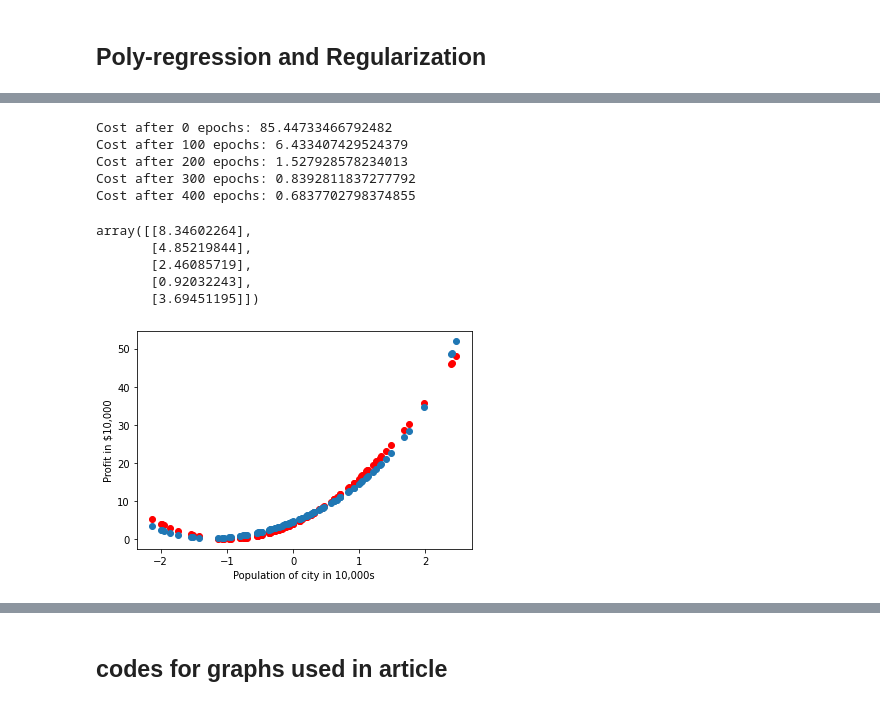
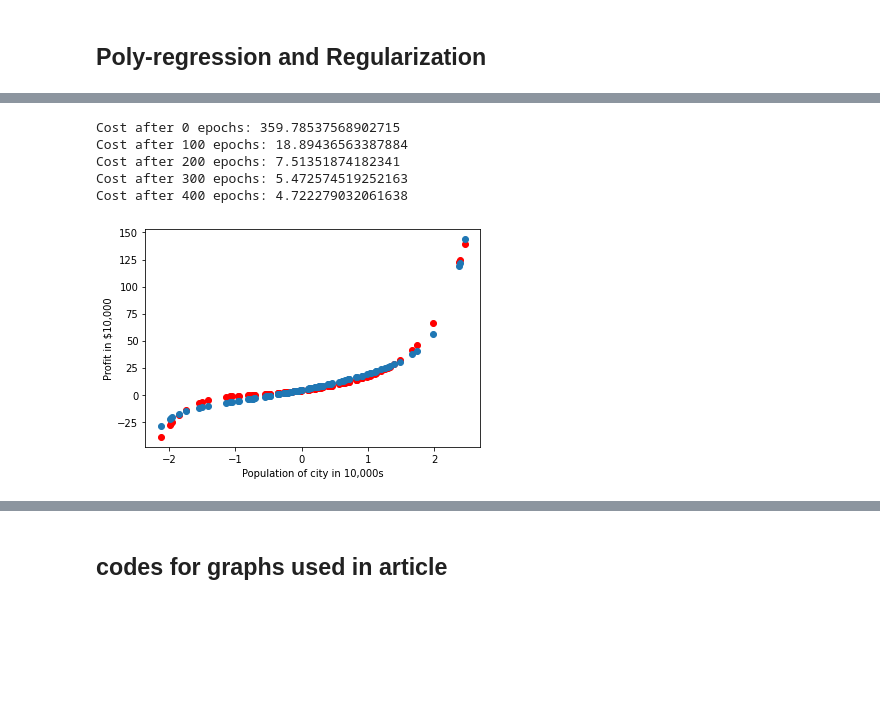
Before and after one commit to SwayamInSync/demystifying_machine_learning, a Jupyter notebook: linear_regression_gradient_descent/notebook.ipynb, the cells around one changed output, grey strips where cells are left out. Cells and saved outputs as stored; diff of their text form; code cells hidden in the pictures; blank space fills up the shorter version.

```diff
--- a/linear_regression_gradient_descent/notebook.ipynb
+++ b/linear_regression_gradient_descent/notebook.ipynb
@@ -374,20 +461,13 @@ x_ = np.concatenate([x1,x2,x3,x4], axis=1)
 # %%
-params4 = model4.fit(x=x_, y=y_, learning_rate=0.01 ,epochs=500, verbose=100, lambda_=0)
-params4
+model4 = LinearRegression()
+model4.fit(x=x_, y=y_, learning_rate=0.01 ,epochs=500, verbose=100, lambda_=0)
+predictions = model4.predict(x_).reshape(-1)
+plot(X4,y_,pred=predictions,draw_line=True, hard_line=False)
 # %% [output]
-Cost after 0 epochs: 85.44733466792482
-Cost after 100 epochs: 6.433407429524379
-Cost after 200 epochs: 1.527928578234013
-Cost after 300 epochs: 0.8392811837277792
-Cost after 400 epochs: 0.6837702798374855
+Cost after 0 epochs: 359.78537568902715
+Cost after 100 epochs: 18.89436563387884
+Cost after 200 epochs: 7.51351874182341
+Cost after 300 epochs: 5.472574519252163
+Cost after 400 epochs: 4.722279032061638
-array([[8.34602264],
-       [4.85219844],
-       [2.46085719],
-       [0.92032243],
-       [3.69451195]])
+[figure, added]
-# %%
-predictions = model4.predict(x_).reshape(-1)
-plot(X4,y_,pred=predictions,draw_line=True, hard_line=False)
-# %% [output]
-[figure, removed]
 # %%
```
Also changed, not shown: parts of 20 cells of this notebook, 12 other files.
